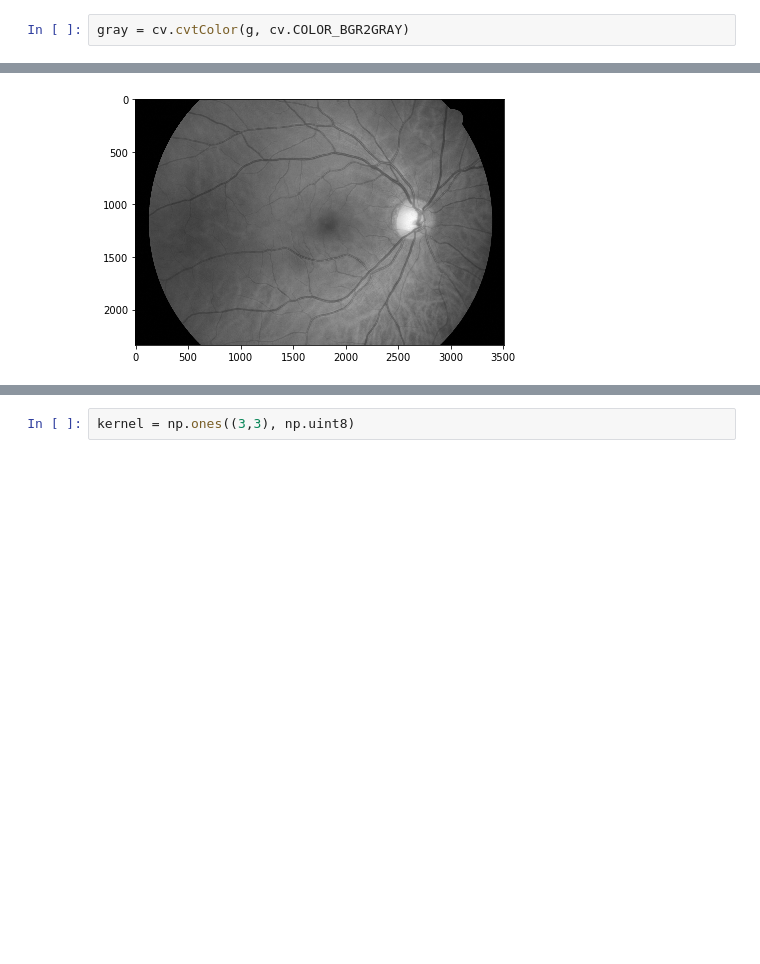
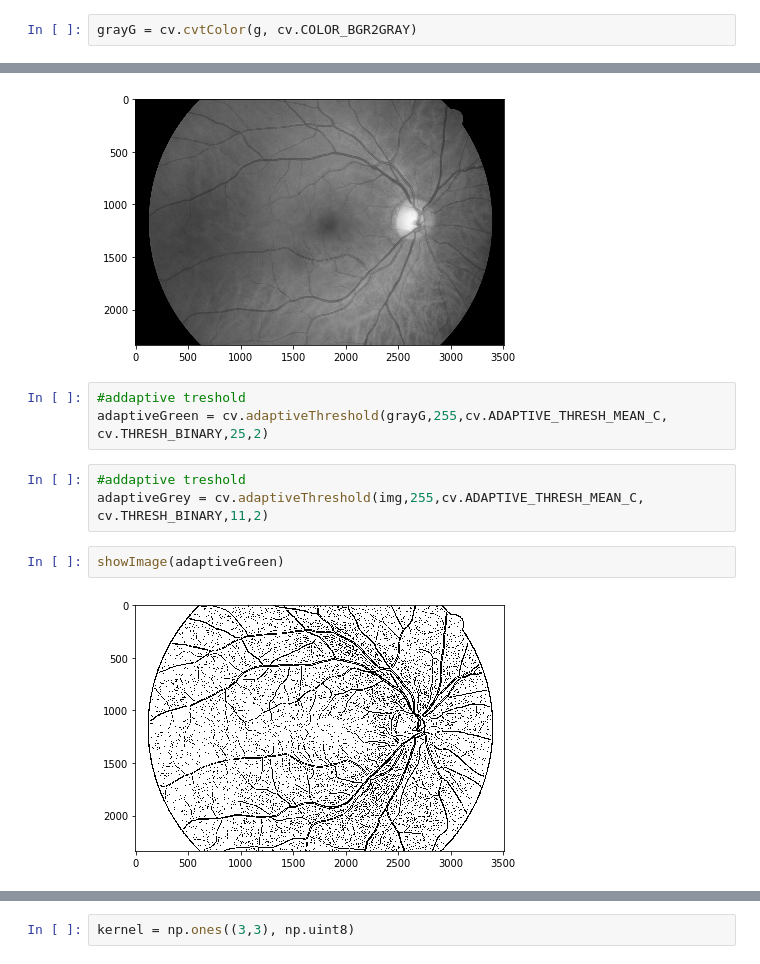
Before and after one commit to Dombearx/badanie-dna-oka, a Jupyter notebook: Dno oka.ipynb, the cells around one changed output, grey strips where cells are left out. Cells and saved outputs as stored; diff of their text form; blank space fills up the shorter version.

Commit message:
Add working adaptive tresholding

```diff
--- a/Dno oka.ipynb
+++ b/Dno oka.ipynb
@@ -33,5 +36,5 @@ showImage(g)
 # %% [output]
 [figure]
 # %%
-gray = cv.cvtColor(g, cv.COLOR_BGR2GRAY)
+grayG = cv.cvtColor(g, cv.COLOR_BGR2GRAY)
 # %%
@@ -47,3 +47,13 @@ def showImage(img):
 showImage(img)
 # %% [output]
 [figure]
+# %%
+#addaptive treshold
+adaptiveGreen = cv.adaptiveThreshold(grayG,255,cv.ADAPTIVE_THRESH_MEAN_C, cv.THRESH_BINARY,25,2)
+# %%
+#addaptive treshold
+adaptiveGrey = cv.adaptiveThreshold(img,255,cv.ADAPTIVE_THRESH_MEAN_C, cv.THRESH_BINARY,11,2)
+# %%
+showImage(adaptiveGreen)
+# %% [output]
+[figure, added]
```
Also changed, not shown: parts of 28 cells of this notebook.
